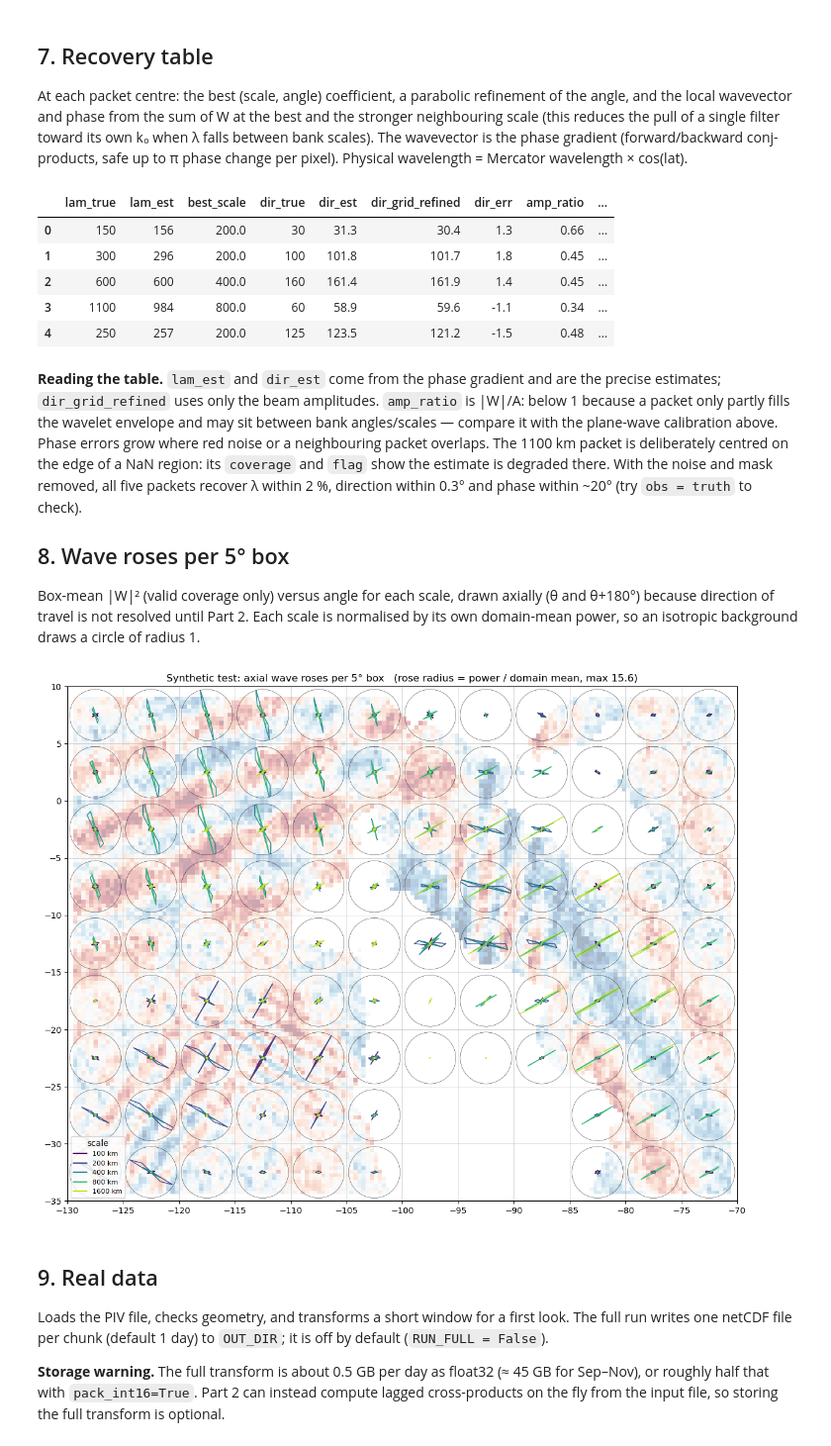
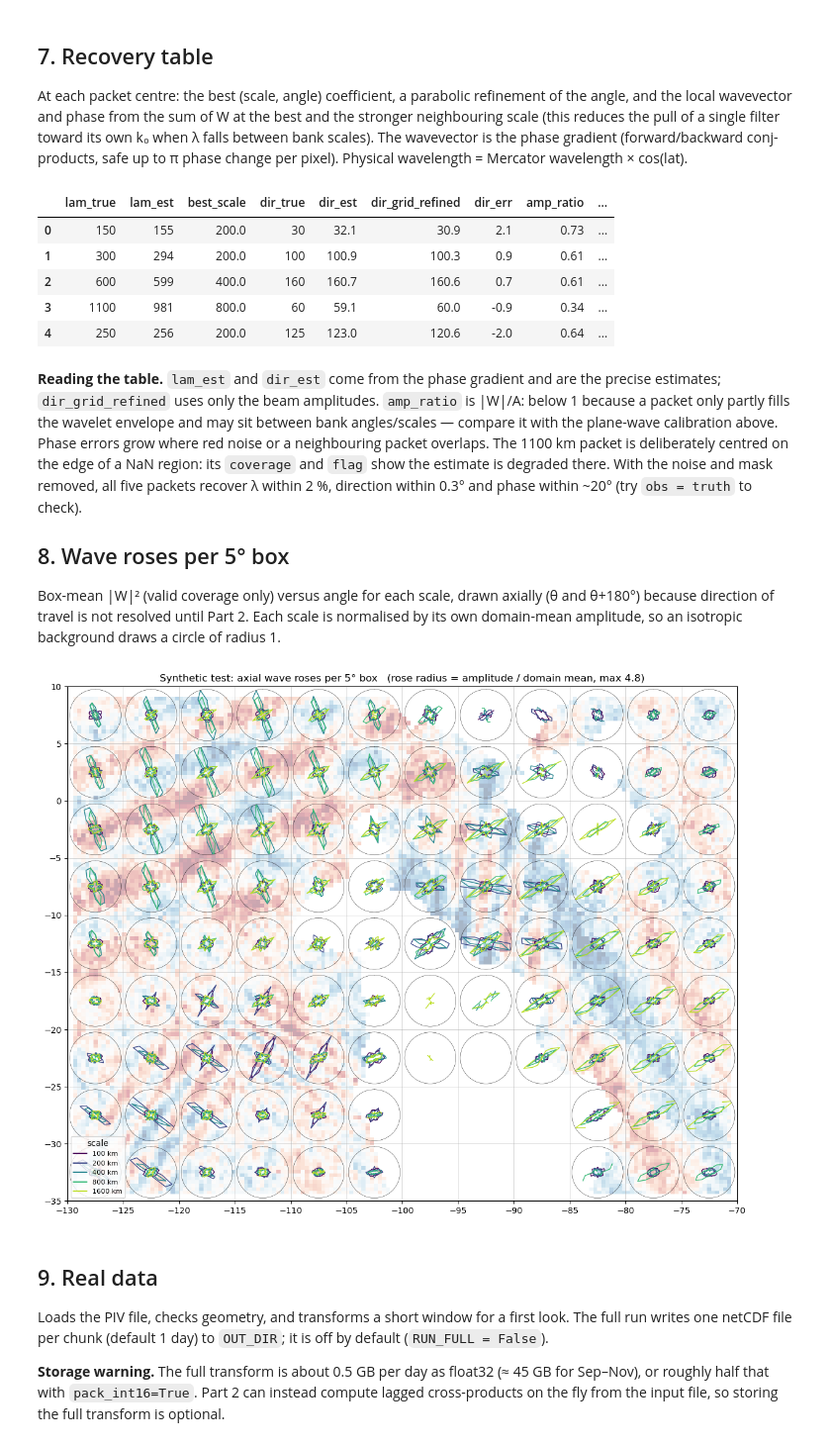
Before and after one commit to brianmapes/stratocu_waves, a Jupyter notebook: div_wavelet_part1.ipynb, the cells around one changed output. Shown at 99% size. Drawn from its saved outputs; the diff is of its cells as text; code cells hidden in the pictures.

```diff
--- a/div_wavelet_part1.ipynb
+++ b/div_wavelet_part1.ipynb
@@ -37,7 +37,7 @@ R_EARTH = 6371.0  # km
 
 CFG = dict(
     family="paul_gauss",            # 'paul_gauss' (default) | 'morlet_aniso' | 'loggabor_vm' | 'cauchy_cone'
-    m=4,                            # Paul order: ~3-4 visible lobes across crests; relative bandwidth ~ 1/sqrt(m)
+    m=6,                            # Paul order: ~3-4 visible lobes across crests; relative bandwidth ~ 1/sqrt(m)
     aspect=2.5,                     # envelope length along crests / width across crests
     wavelengths_km=[100, 200, 400, 800, 1600],
     n_angles=12,                    # angles over 0-180 deg (15 deg spacing)
@@ -556,11 +556,11 @@ rec = recover(dsw, W[0], C[0], PACKETS, thr95)
 display(rec)
 # %% [output]
 |  | lam_true | lam_est | best_scale | dir_true | dir_est | dir_grid_refined | dir_err | amp_ratio | ... |
-| 0 | 150 | 156 | 200.0 | 30 | 31.3 | 30.4 | 1.3 | 0.66 | ... |
-| 1 | 300 | 296 | 200.0 | 100 | 101.8 | 101.7 | 1.8 | 0.45 | ... |
-| 2 | 600 | 600 | 400.0 | 160 | 161.4 | 161.9 | 1.4 | 0.45 | ... |
-| 3 | 1100 | 984 | 800.0 | 60 | 58.9 | 59.6 | -1.1 | 0.34 | ... |
-| 4 | 250 | 257 | 200.0 | 125 | 123.5 | 121.2 | -1.5 | 0.48 | ... |
+| 0 | 150 | 155 | 200.0 | 30 | 32.1 | 30.9 | 2.1 | 0.73 | ... |
+| 1 | 300 | 294 | 200.0 | 100 | 100.9 | 100.3 | 0.9 | 0.61 | ... |
+| 2 | 600 | 599 | 400.0 | 160 | 160.7 | 160.6 | 0.7 | 0.61 | ... |
+| 3 | 1100 | 981 | 800.0 | 60 | 59.1 | 60.0 | -0.9 | 0.34 | ... |
+| 4 | 250 | 256 | 200.0 | 125 | 123.0 | 120.6 | -2.0 | 0.64 | ... |
 # %% [markdown]
 **Reading the table.** `lam_est` and `dir_est` come from the phase gradient and are the precise estimates;
 `dir_grid_refined` uses only the beam amplitudes. `amp_ratio` is |W|/A: below 1 because a packet only
@@ -572,11 +572,12 @@ direction within 0.3° and phase within ~20° (try `obs = truth` to check).
 
 ## 8. Wave roses per 5° box
 Box-mean |W|² (valid coverage only) versus angle for each scale, drawn axially (θ and θ+180°) because
-direction of travel is not resolved until Part 2. Each scale is normalised by its own domain-mean power,
-so an isotropic background draws a circle of radius 1.
+direction of travel is not resolved until Part 2. Each scale is normalised by its own domain-mean amplitude, so an isotropic background draws a circle of radius 1.
 # %%
 def box_roses(ds, box_deg=5.0, cov_min=CFG["coverage_min"]):
-    P = (np.abs(ds.W) ** 2).where(ds.coverage >= cov_min)
+#    P = (np.abs(ds.W) ** 2).where(ds.coverage >= cov_min) # This was power, squared amplitude
+    P = (np.abs(ds.W)      ).where(ds.coverage >= cov_min)  # Amplitude itself is what the eye sees
+
     P = P.mean("time") if "time" in P.dims else P
     lat_e = np.arange(np.floor(ds.lat.min() / box_deg) * box_deg, ds.lat.max() + box_deg, box_deg)
     lon_e = np.arange(np.floor(ds.lon.min() / box_deg) * box_deg, ds.lon.max() + box_deg, box_deg)
@@ -593,35 +594,35 @@ def plot_rose_map(rose, lat_e, lon_e, field=None, rmax=None, title=""):
         ax.pcolormesh(lon2, lat2, fld, cmap="RdBu_r", vmin=-v, vmax=v, alpha=0.35, shading="auto")
     ax.set_xlim(lon_e[0], lon_e[-1]); ax.set_ylim(lat_e[0], lat_e[-1])
     ax.set_aspect(1 / np.cos(np.radians(np.mean(lat_e))))
     ax.set_xticks(lon_e); ax.set_yticks(lat_e); ax.grid(True, lw=0.4)
     rmax = rmax or float(np.nanpercentile(rose.values, 99.5))
     cols = plt.cm.viridis(np.linspace(0, 0.9, rose.scale.size))
     th = np.radians(np.r_[rose.angle.values, rose.angle.values + 180, rose.angle.values[0] + 360])
     fig.canvas.draw()
     for bi, la in enumerate(rose.lat_bins.values):
         for bj, lo in enumerate(rose.lon_bins.values):
             r = rose.isel(lat_bins=bi, lon_bins=bj)
             if np.all(~np.isfinite(r.values)):
                 continue
             sub = ax.inset_axes([lo.left + 0.2, la.left + 0.2, lo.right - lo.left - 0.4, la.right - la.left - 0.4],
                                 transform=ax.transData, projection="polar")
             sub.set_theta_zero_location("N"); sub.set_theta_direction(-1)
             for k in range(rose.scale.size):
                 v = r.isel(scale=k).values
                 sub.plot(th, np.r_[v, v, v[0]], color=cols[k], lw=1)
             sub.set_ylim(0, rmax); sub.set_xticks([]); sub.set_yticks([]); sub.patch.set_alpha(0.0)
             sub.spines["polar"].set_linewidth(0.3)
     handles = [plt.Line2D([], [], color=cols[k], label=f"{s:.0f} km") for k, s in enumerate(rose.scale.values)]
     ax.legend(handles=handles, loc="lower left", title="scale", fontsize=8)
-    ax.set_title(title + f"   (rose radius = power / domain mean, max {rmax:.1f})")
+    ax.set_title(title + f"   (rose radius = amplitude / domain mean, max {rmax:.1f})")
     plt.show()
 
 
 rose, lat_e, lon_e = box_roses(dsw)
 plot_rose_map(rose, lat_e, lon_e, field=(grid.lon, grid.lat, grid.resample(obs)),
               title="Synthetic test: axial wave roses per 5° box")
 # %% [output]
-[figure, old version]
+[figure, new version]
 # %% [markdown]
 ## 9. Real data
 Loads the PIV file, checks geometry, and transforms a short window for a first look. The full run writes one
```
Also changed, not shown: parts of 6 cells of this notebook, 1 other file.
